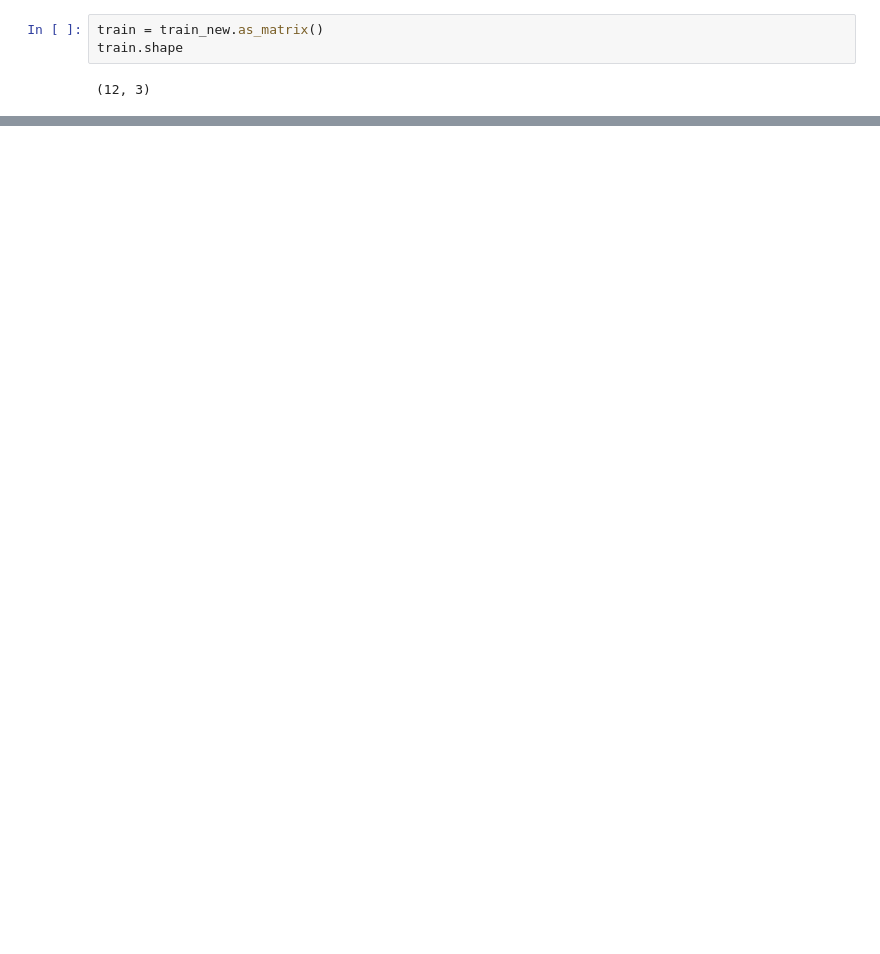
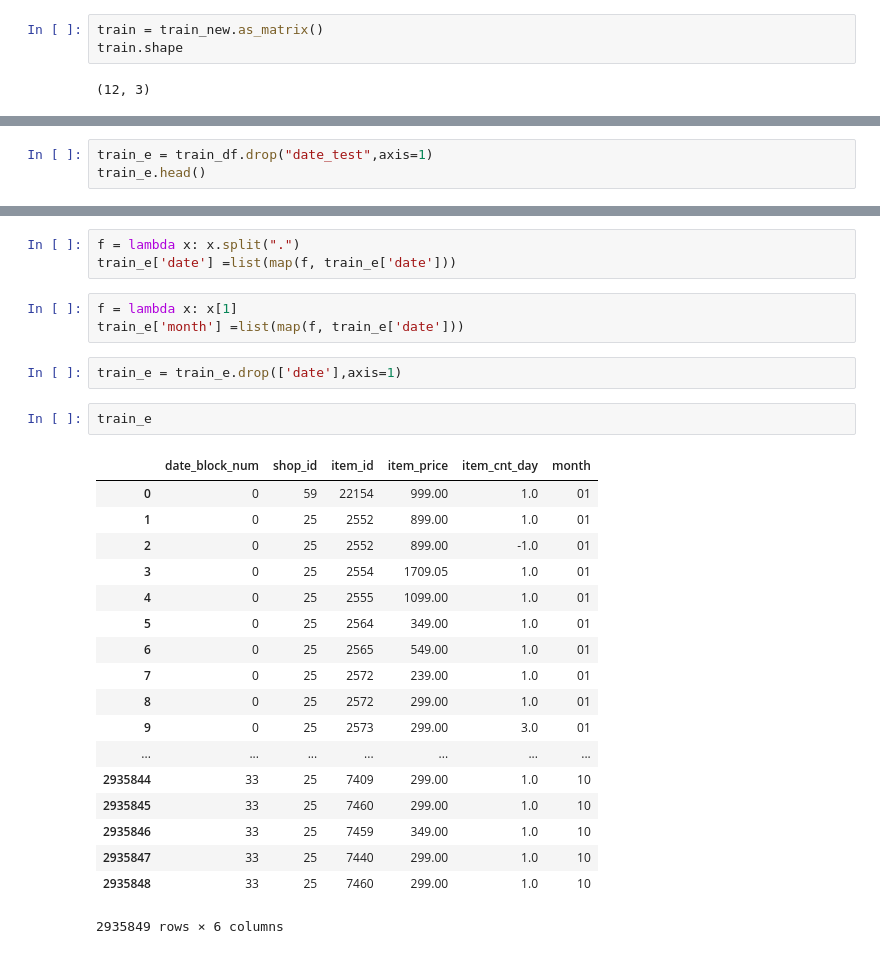
Before and after one commit to KimyoonJIn/Predict_Future_Sales, a Jupyter notebook: temp/Seasonal.ipynb, the cells around one changed output, grey strips where cells are left out. Saved outputs shown, nothing was run; the diff lists cells and outputs as text; blank space fills up the shorter version.

```diff
--- a/temp/Seasonal.ipynb
+++ b/temp/Seasonal.ipynb
@@ -201,0 +184,3 @@ plt.show()
+# %%
+train_e = train_df.drop("date_test",axis=1)
+train_e.head()
@@ -201,0 +194,29 @@ plt.show()
+# %%
+f = lambda x: x.split(".")
+train_e['date'] =list(map(f, train_e['date']))
+# %%
+f = lambda x: x[1]
+train_e['month'] =list(map(f, train_e['date']))
+# %%
+train_e = train_e.drop(['date'],axis=1)
+# %%
+train_e
+# %% [output]
+|  | date_block_num | shop_id | item_id | item_price | item_cnt_day | month |
+| 0 | 0 | 59 | 22154 | 999.00 | 1.0 | 01 |
+| 1 | 0 | 25 | 2552 | 899.00 | 1.0 | 01 |
+| 2 | 0 | 25 | 2552 | 899.00 | -1.0 | 01 |
+| 3 | 0 | 25 | 2554 | 1709.05 | 1.0 | 01 |
+| 4 | 0 | 25 | 2555 | 1099.00 | 1.0 | 01 |
+| 5 | 0 | 25 | 2564 | 349.00 | 1.0 | 01 |
+| 6 | 0 | 25 | 2565 | 549.00 | 1.0 | 01 |
+| 7 | 0 | 25 | 2572 | 239.00 | 1.0 | 01 |
+| 8 | 0 | 25 | 2572 | 299.00 | 1.0 | 01 |
+| 9 | 0 | 25 | 2573 | 299.00 | 3.0 | 01 |
+| ... | ... | ... | ... | ... | ... | ... |
+| 2935844 | 33 | 25 | 7409 | 299.00 | 1.0 | 10 |
+| 2935845 | 33 | 25 | 7460 | 299.00 | 1.0 | 10 |
+| 2935846 | 33 | 25 | 7459 | 349.00 | 1.0 | 10 |
+| 2935847 | 33 | 25 | 7440 | 299.00 | 1.0 | 10 |
+| 2935848 | 33 | 25 | 7460 | 299.00 | 1.0 | 10 |
+2935849 rows × 6 columns
```
Also changed, not shown: parts of 13 cells of this notebook, 5 other files.
